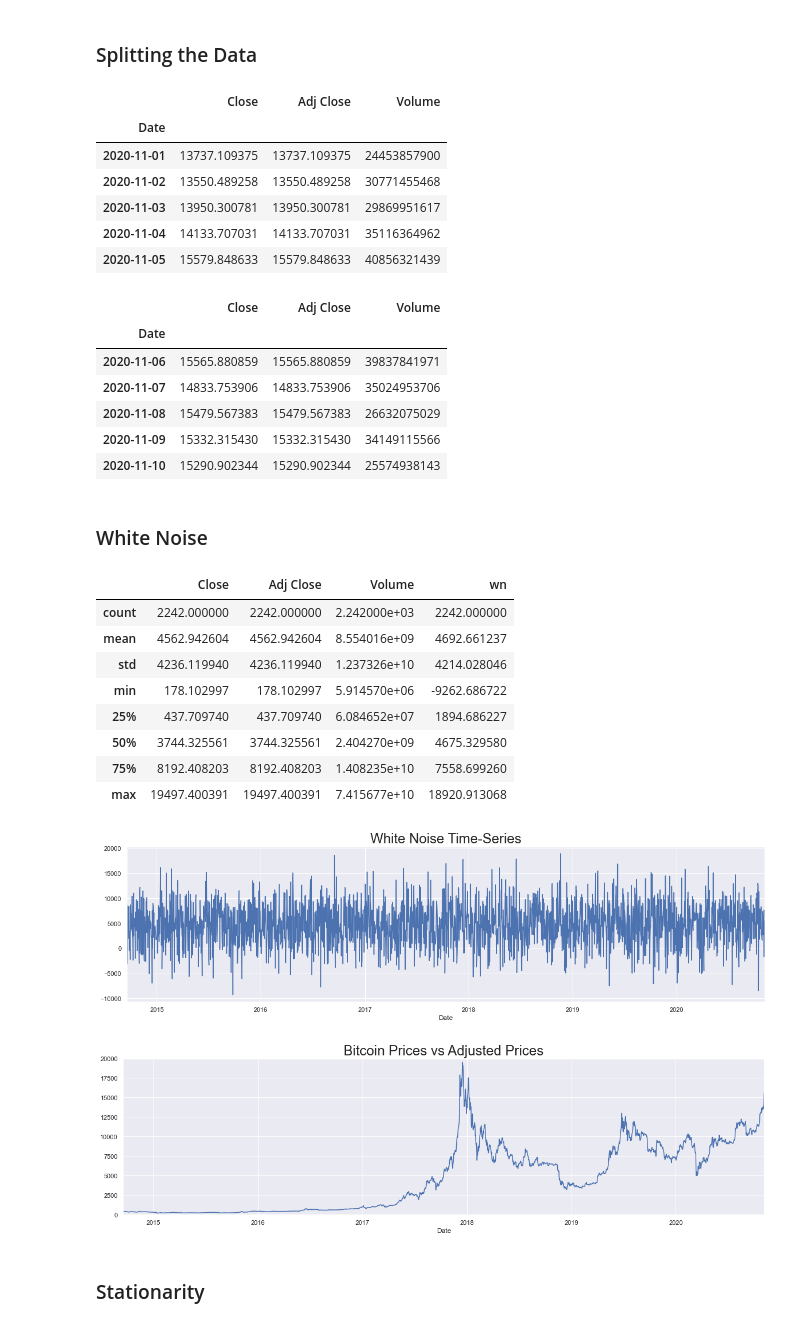
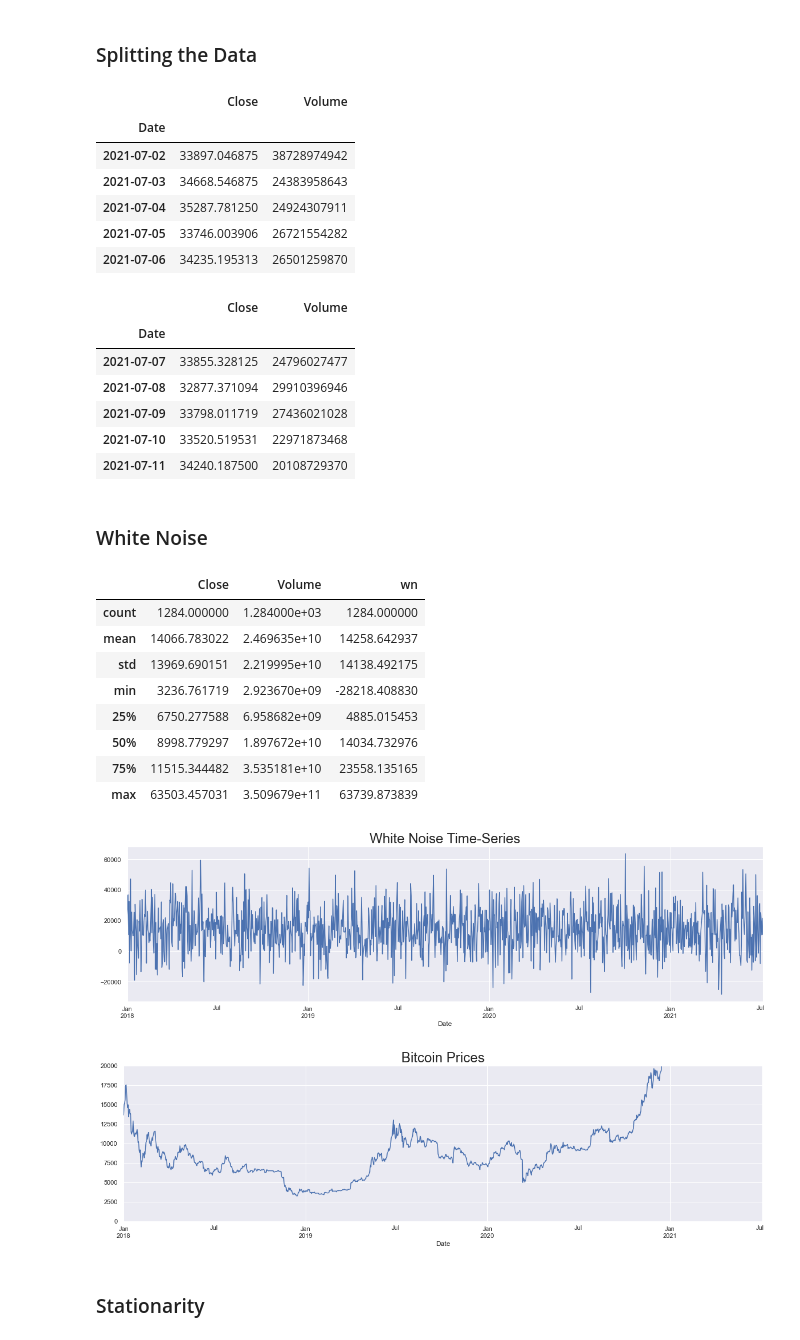
Before and after one commit to SamiFatmi/Bitcoin-price-prediction, a Jupyter notebook: EDA.ipynb, the cells around one changed output. Saved outputs shown, nothing was run; the diff lists cells and outputs as text; code cells hidden in the pictures.

```diff
--- a/EDA.ipynb
+++ b/EDA.ipynb
@@ -15,5 +15,5 @@ sns.set()
 # %% [markdown]
 ### Importing the Data
 # %%
-raw_csv_data = pd.read_csv('data/BTC-USD.csv')
+raw_csv_data = pd.read_csv("data/BTC-USD_2017_2022.csv")
 btc_data = raw_csv_data.copy()
@@ -147,23 +138,23 @@ df_train = btc_data.iloc[:size]
 df_test = btc_data.iloc[size:]
 df_train.tail()
 # %% [output]
-|  | Close | Adj Close | Volume |
-| Date |  |  |  |
-| 2020-11-01 | 13737.109375 | 13737.109375 | 24453857900 |
-| 2020-11-02 | 13550.489258 | 13550.489258 | 30771455468 |
-| 2020-11-03 | 13950.300781 | 13950.300781 | 29869951617 |
-| 2020-11-04 | 14133.707031 | 14133.707031 | 35116364962 |
-| 2020-11-05 | 15579.848633 | 15579.848633 | 40856321439 |
+|  | Close | Volume |
+| Date |  |  |
+| 2021-07-02 | 33897.046875 | 38728974942 |
+| 2021-07-03 | 34668.546875 | 24383958643 |
+| 2021-07-04 | 35287.781250 | 24924307911 |
+| 2021-07-05 | 33746.003906 | 26721554282 |
+| 2021-07-06 | 34235.195313 | 26501259870 |
 # %%
 df_test.head()
 # %% [output]
-|  | Close | Adj Close | Volume |
-| Date |  |  |  |
-| 2020-11-06 | 15565.880859 | 15565.880859 | 39837841971 |
-| 2020-11-07 | 14833.753906 | 14833.753906 | 35024953706 |
-| 2020-11-08 | 15479.567383 | 15479.567383 | 26632075029 |
-| 2020-11-09 | 15332.315430 | 15332.315430 | 34149115566 |
-| 2020-11-10 | 15290.902344 | 15290.902344 | 25574938143 |
+|  | Close | Volume |
+| Date |  |  |
+| 2021-07-07 | 33855.328125 | 24796027477 |
+| 2021-07-08 | 32877.371094 | 29910396946 |
+| 2021-07-09 | 33798.011719 | 27436021028 |
+| 2021-07-10 | 33520.519531 | 22971873468 |
+| 2021-07-11 | 34240.187500 | 20108729370 |
 # %% [markdown]
 ### White Noise
 # %%
@@ -173,28 +164,28 @@ wn = np.random.normal(loc = df_train.Close.mean(), scale = df_train.Close.std(),
 df_train['wn'] = wn
 df_train.describe()
 # %% [output]
-|  | Close | Adj Close | Volume | wn |
-| count | 2242.000000 | 2242.000000 | 2.242000e+03 | 2242.000000 |
-| mean | 4562.942604 | 4562.942604 | 8.554016e+09 | 4692.661237 |
-| std | 4236.119940 | 4236.119940 | 1.237326e+10 | 4214.028046 |
-| min | 178.102997 | 178.102997 | 5.914570e+06 | -9262.686722 |
-| 25% | 437.709740 | 437.709740 | 6.084652e+07 | 1894.686227 |
-| 50% | 3744.325561 | 3744.325561 | 2.404270e+09 | 4675.329580 |
-| 75% | 8192.408203 | 8192.408203 | 1.408235e+10 | 7558.699260 |
-| max | 19497.400391 | 19497.400391 | 7.415677e+10 | 18920.913068 |
+|  | Close | Volume | wn |
+| count | 1284.000000 | 1.284000e+03 | 1284.000000 |
+| mean | 14066.783022 | 2.469635e+10 | 14258.642937 |
+| std | 13969.690151 | 2.219995e+10 | 14138.492175 |
+| min | 3236.761719 | 2.923670e+09 | -28218.408830 |
+| 25% | 6750.277588 | 6.958682e+09 | 4885.015453 |
+| 50% | 8998.779297 | 1.897672e+10 | 14034.732976 |
+| 75% | 11515.344482 | 3.535181e+10 | 23558.135165 |
+| max | 63503.457031 | 3.509679e+11 | 63739.873839 |
 # %%
 df_train.wn.plot(figsize = (20,5))
 plt.title("White Noise Time-Series", size= 24)
 plt.show()
 # %% [output]
-[figure, old version]
+[figure, new version]
 # %%
 df_train.Close.plot(figsize=(20,5))
-plt.title("Bitcoin Prices vs Adjusted Prices", size = 24)
+plt.title("Bitcoin Prices", size = 24)
 plt.ylim(0,20000)
 plt.show()
 # %% [output]
-[figure, old version]
+[figure, new version]
 # %% [markdown]
 ### Stationarity
 # %%
```
Also changed, not shown: parts of 13 cells of this notebook, 13 other files.
